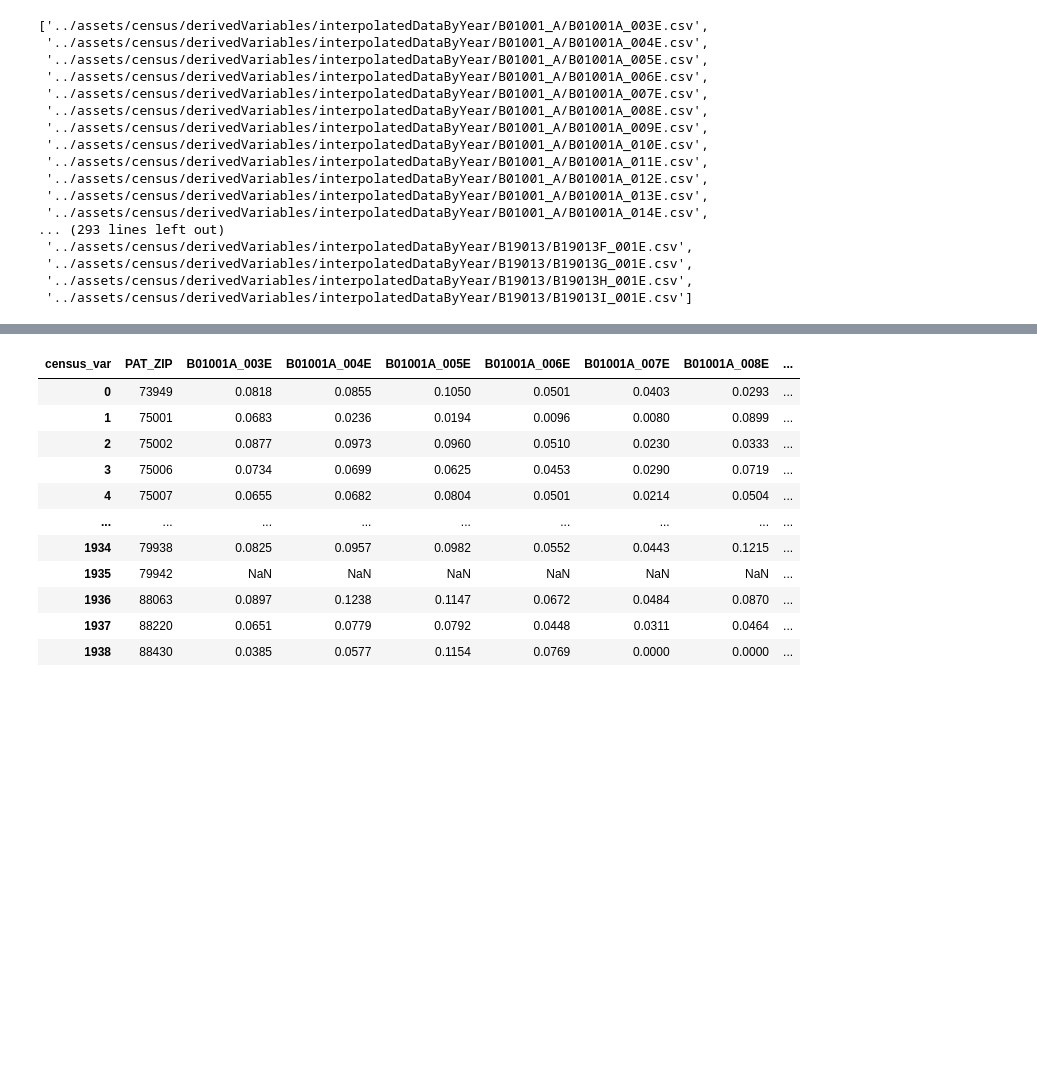
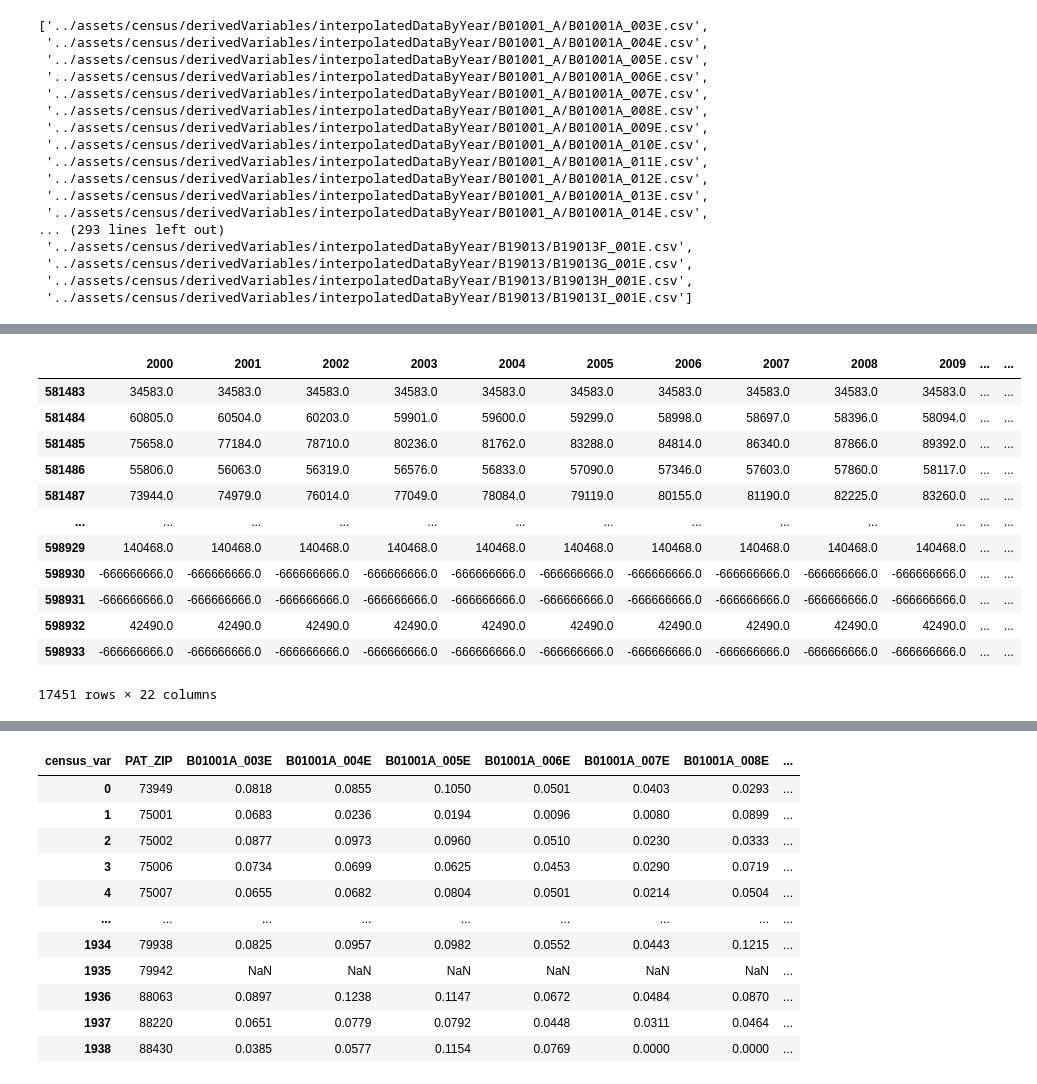
Before and after one commit to mi3nts/environmentalSocialHealth, a Jupyter notebook: notebooks/modelIncludeCensus.ipynb, the cells around one changed output, grey strips where cells are left out. Saved outputs shown, nothing was run; the diff lists cells and outputs as text; code cells hidden in the pictures; blank space fills up the shorter version.

```diff
--- a/notebooks/modelIncludeCensus.ipynb
+++ b/notebooks/modelIncludeCensus.ipynb
@@ -78,0 +114,17 @@ df = df.reset_index(drop=True)
+# %%
+df.iloc[:,1:-1][df['census_var'].str.contains('B19013')] = df.iloc[:,1:-1][df['census_var'].str.contains('B19013')].mask(df.iloc[:,1:-1][df['census_var'].str.contains('B19013')] < 0, np.nan)
+df.iloc[:,1:-1][df['census_var'].str.contains('B19013')]
+# %% [output]
+|  | 2000 | 2001 | 2002 | 2003 | 2004 | 2005 | 2006 | 2007 | 2008 | 2009 | ... | ... |
+| 581483 | 34583.0 | 34583.0 | 34583.0 | 34583.0 | 34583.0 | 34583.0 | 34583.0 | 34583.0 | 34583.0 | 34583.0 | ... | ... |
+| 581484 | 60805.0 | 60504.0 | 60203.0 | 59901.0 | 59600.0 | 59299.0 | 58998.0 | 58697.0 | 58396.0 | 58094.0 | ... | ... |
+| 581485 | 75658.0 | 77184.0 | 78710.0 | 80236.0 | 81762.0 | 83288.0 | 84814.0 | 86340.0 | 87866.0 | 89392.0 | ... | ... |
+| 581486 | 55806.0 | 56063.0 | 56319.0 | 56576.0 | 56833.0 | 57090.0 | 57346.0 | 57603.0 | 57860.0 | 58117.0 | ... | ... |
+| 581487 | 73944.0 | 74979.0 | 76014.0 | 77049.0 | 78084.0 | 79119.0 | 80155.0 | 81190.0 | 82225.0 | 83260.0 | ... | ... |
+| ... | ... | ... | ... | ... | ... | ... | ... | ... | ... | ... | ... | ... |
+| 598929 | 140468.0 | 140468.0 | 140468.0 | 140468.0 | 140468.0 | 140468.0 | 140468.0 | 140468.0 | 140468.0 | 140468.0 | ... | ... |
+| 598930 | -666666666.0 | -666666666.0 | -666666666.0 | -666666666.0 | -666666666.0 | -666666666.0 | -666666666.0 | -666666666.0 | -666666666.0 | -666666666.0 | ... | ... |
+| 598931 | -666666666.0 | -666666666.0 | -666666666.0 | -666666666.0 | -666666666.0 | -666666666.0 | -666666666.0 | -666666666.0 | -666666666.0 | -666666666.0 | ... | ... |
+| 598932 | 42490.0 | 42490.0 | 42490.0 | 42490.0 | 42490.0 | 42490.0 | 42490.0 | 42490.0 | 42490.0 | 42490.0 | ... | ... |
+| 598933 | -666666666.0 | -666666666.0 | -666666666.0 | -666666666.0 | -666666666.0 | -666666666.0 | -666666666.0 | -666666666.0 | -666666666.0 | -666666666.0 | ... | ... |
+17451 rows × 22 columns
```
Also changed, not shown: parts of 14 cells of this notebook, 1 other file.
